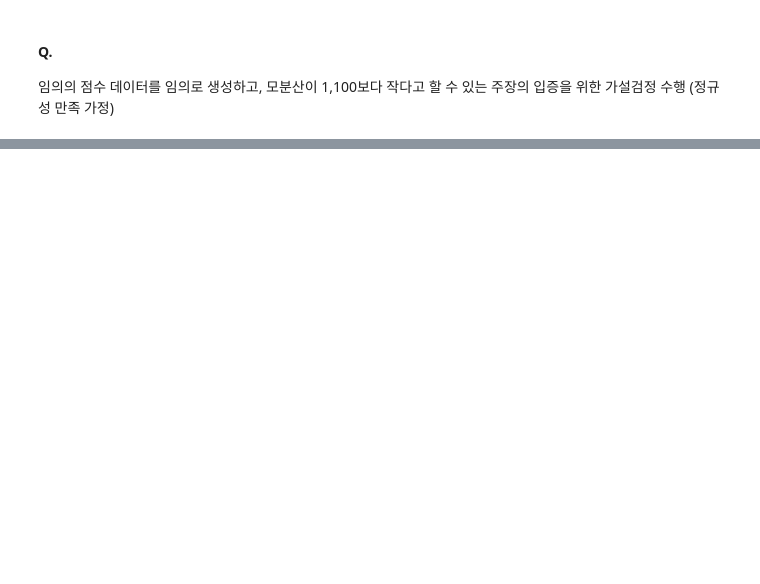
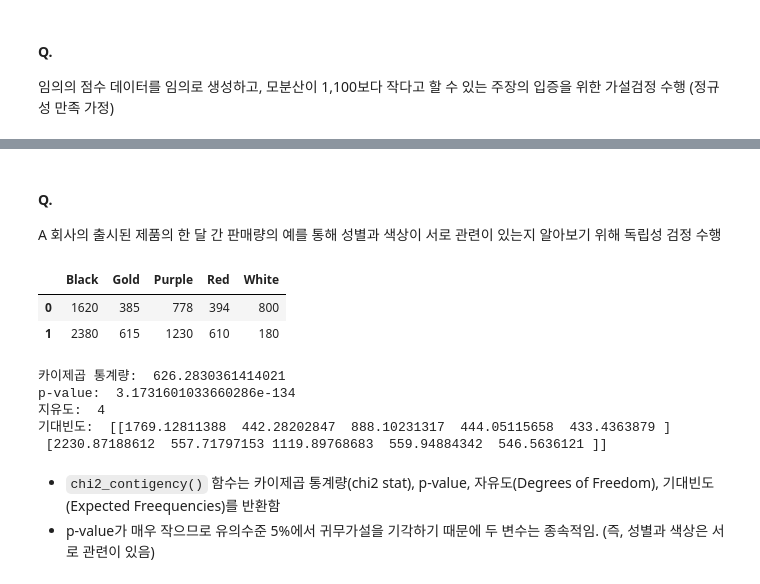
Before and after one commit to kbr1218/dataAnalysisTest, a Jupyter notebook: part03_chap01.ipynb, the cells around one changed output, grey strips where cells are left out. Drawn from its saved outputs; the diff is of its cells as text; code cells hidden in the pictures; blank space fills up the shorter version.

````diff
--- a/part03_chap01.ipynb
+++ b/part03_chap01.ipynb
@@ -296,0 +644,3 @@ TtestResult(statistic=-2.2186641577772956, pvalue=0.046550122110569664, df=12.0)
+# %% [markdown]
+#### Q.
+A 회사의 출시된 제품의 한 달 간 판매량의 예를 통해 성별과 색상이 서로 관련이 있는지 알아보기 위해 독립성 검정 수행
@@ -296,0 +649,30 @@ TtestResult(statistic=-2.2186641577772956, pvalue=0.046550122110569664, df=12.0)
+# %%
+# 교차표에 맞게 df 생성
+obj = {'Black' : [1620, 2380],
+       'Gold' : [385, 615],
+       'Purple' : [778, 1230],
+       'Red' : [394, 610],
+       'White' : [800, 180] }
+cross = pd.DataFrame(obj)
+cross
+# %% [output]
+|  | Black | Gold | Purple | Red | White |
+| 0 | 1620 | 385 | 778 | 394 | 800 |
+| 1 | 2380 | 615 | 1230 | 610 | 180 |
+# %%
+# 동질성 검정 수행
+chi, p, df, expected = chi2_contingency(cross)
+
+print("카이제곱 통계량: ", chi)
+print("p-value: ", p)
+print("지유도: ", df)
+print("기대빈도: ", expected)
+# %% [output]
+카이제곱 통계량:  626.2830361414021
+p-value:  3.1731601033660286e-134
+지유도:  4
+기대빈도:  [[1769.12811388  442.28202847  888.10231317  444.05115658  433.4363879 ]
+ [2230.87188612  557.71797153 1119.89768683  559.94884342  546.5636121 ]]
+# %% [markdown]
+- ```chi2_contigency()``` 함수는 카이제곱 통계량(chi2 stat), p-value, 자유도(Degrees of Freedom), 기대빈도 (Expected Freequencies)를 반환함
+- p-value가 매우 작으므로 유의수준 5%에서 귀무가설을 기각하기 때문에 두 변수는 종속적임. (즉, 성별과 색상은 서로 관련이 있음)
````
Also changed, not shown: parts of 113 cells of this notebook.
